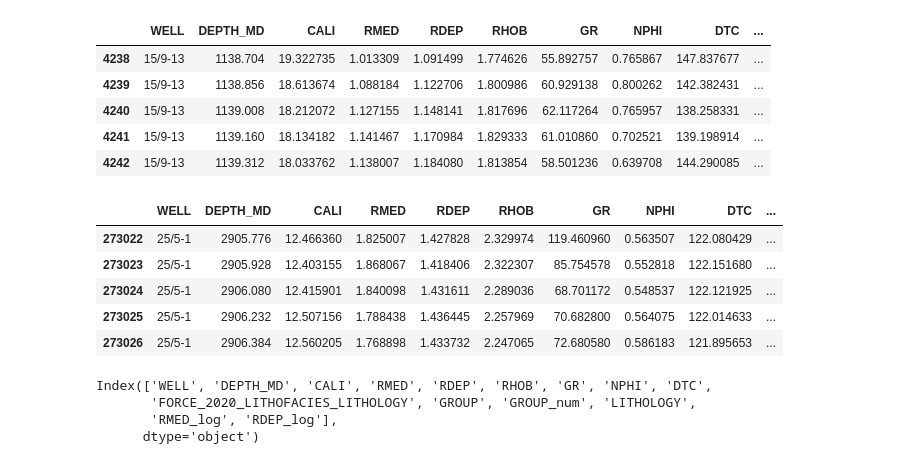
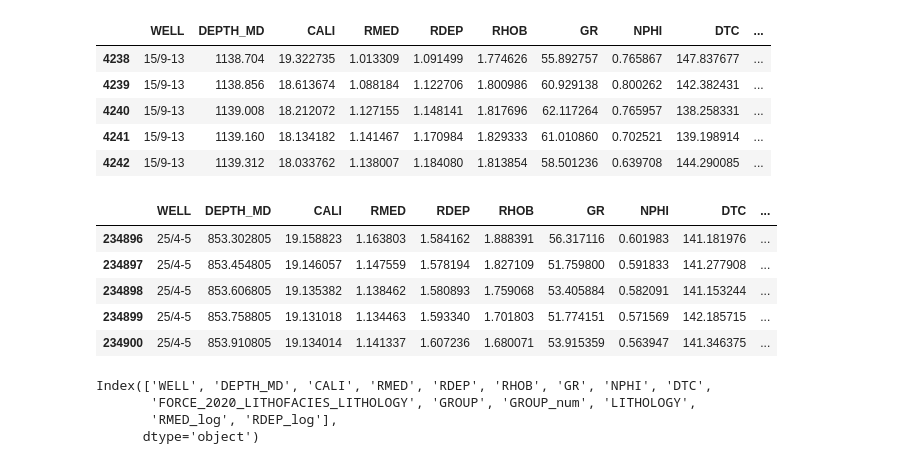
Before and after one commit to alexsandrocerqueira/X_SimbGf_AM_app_pocos, a Jupyter notebook: 003_Facies_Classif_Supervisionado.ipynb, the cells around one changed output. Drawn from its saved outputs; the diff is of its cells as text; code cells hidden in the pictures.

```diff
--- a/003_Facies_Classif_Supervisionado.ipynb
+++ b/003_Facies_Classif_Supervisionado.ipynb
@@ -126,15 +126,15 @@ dataset.head()
 | 4241 | 15/9-13 | 1139.160 | 18.134182 | 1.141467 | 1.170984 | 1.829333 | 61.010860 | 0.702521 | 139.198914 | ... |
 | 4242 | 15/9-13 | 1139.312 | 18.033762 | 1.138007 | 1.184080 | 1.813854 | 58.501236 | 0.639708 | 144.290085 | ... |
 # %%
-blind = pd.read_csv('blind_dataset_proc.csv',index_col=0)
+blind = pd.read_csv('/content/drive/MyDrive/blind_dataset_proc.csv',index_col=0)
 blind.head()
 # %% [output]
 |  | WELL | DEPTH_MD | CALI | RMED | RDEP | RHOB | GR | NPHI | DTC | ... |
-| 273022 | 25/5-1 | 2905.776 | 12.466360 | 1.825007 | 1.427828 | 2.329974 | 119.460960 | 0.563507 | 122.080429 | ... |
-| 273023 | 25/5-1 | 2905.928 | 12.403155 | 1.868067 | 1.418406 | 2.322307 | 85.754578 | 0.552818 | 122.151680 | ... |
-| 273024 | 25/5-1 | 2906.080 | 12.415901 | 1.840098 | 1.431611 | 2.289036 | 68.701172 | 0.548537 | 122.121925 | ... |
-| 273025 | 25/5-1 | 2906.232 | 12.507156 | 1.788438 | 1.436445 | 2.257969 | 70.682800 | 0.564075 | 122.014633 | ... |
-| 273026 | 25/5-1 | 2906.384 | 12.560205 | 1.768898 | 1.433732 | 2.247065 | 72.680580 | 0.586183 | 121.895653 | ... |
+| 234896 | 25/4-5 | 853.302805 | 19.158823 | 1.163803 | 1.584162 | 1.888391 | 56.317116 | 0.601983 | 141.181976 | ... |
+| 234897 | 25/4-5 | 853.454805 | 19.146057 | 1.147559 | 1.578194 | 1.827109 | 51.759800 | 0.591833 | 141.277908 | ... |
+| 234898 | 25/4-5 | 853.606805 | 19.135382 | 1.138462 | 1.580893 | 1.759068 | 53.405884 | 0.582091 | 141.153244 | ... |
+| 234899 | 25/4-5 | 853.758805 | 19.131018 | 1.134463 | 1.593340 | 1.701803 | 51.774151 | 0.571569 | 142.185715 | ... |
+| 234900 | 25/4-5 | 853.910805 | 19.134014 | 1.141337 | 1.607236 | 1.680071 | 53.915359 | 0.563947 | 141.346375 | ... |
 # %%
 #Verificando as colunas do dataset
 dataset.columns
```
Also changed, not shown: parts of 18 cells of this notebook, 2 other files.
